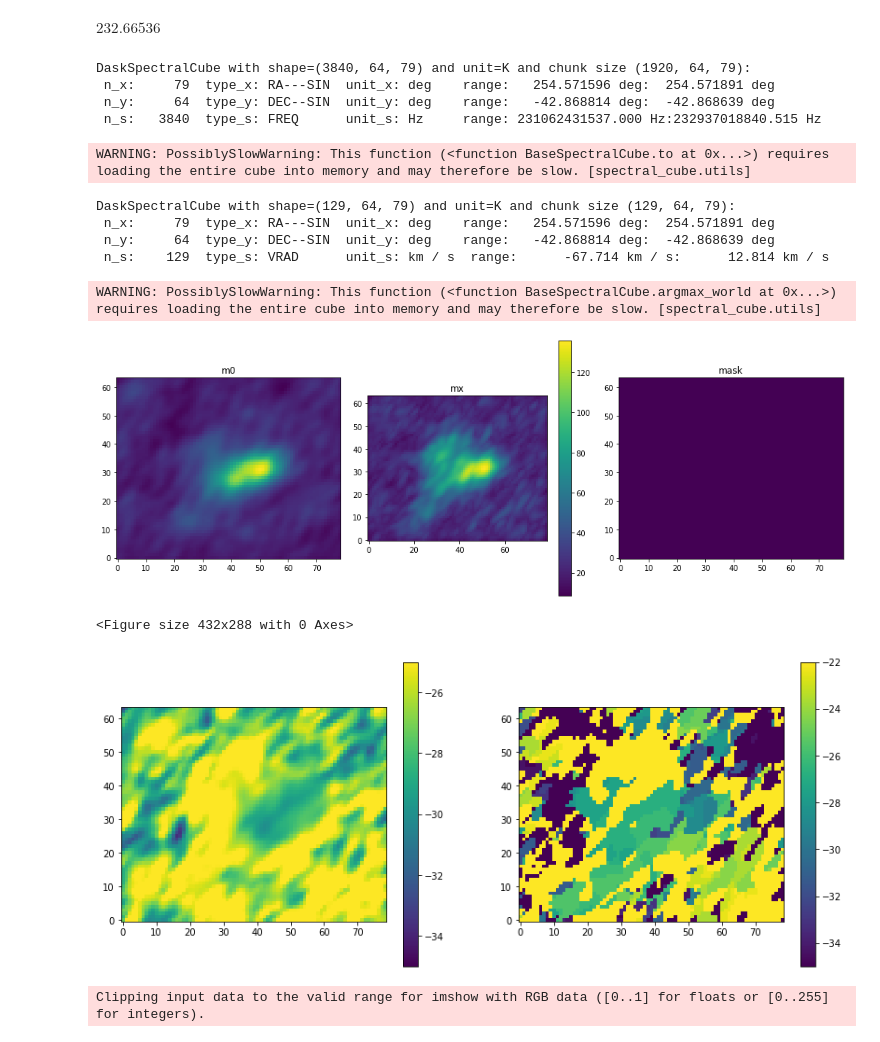
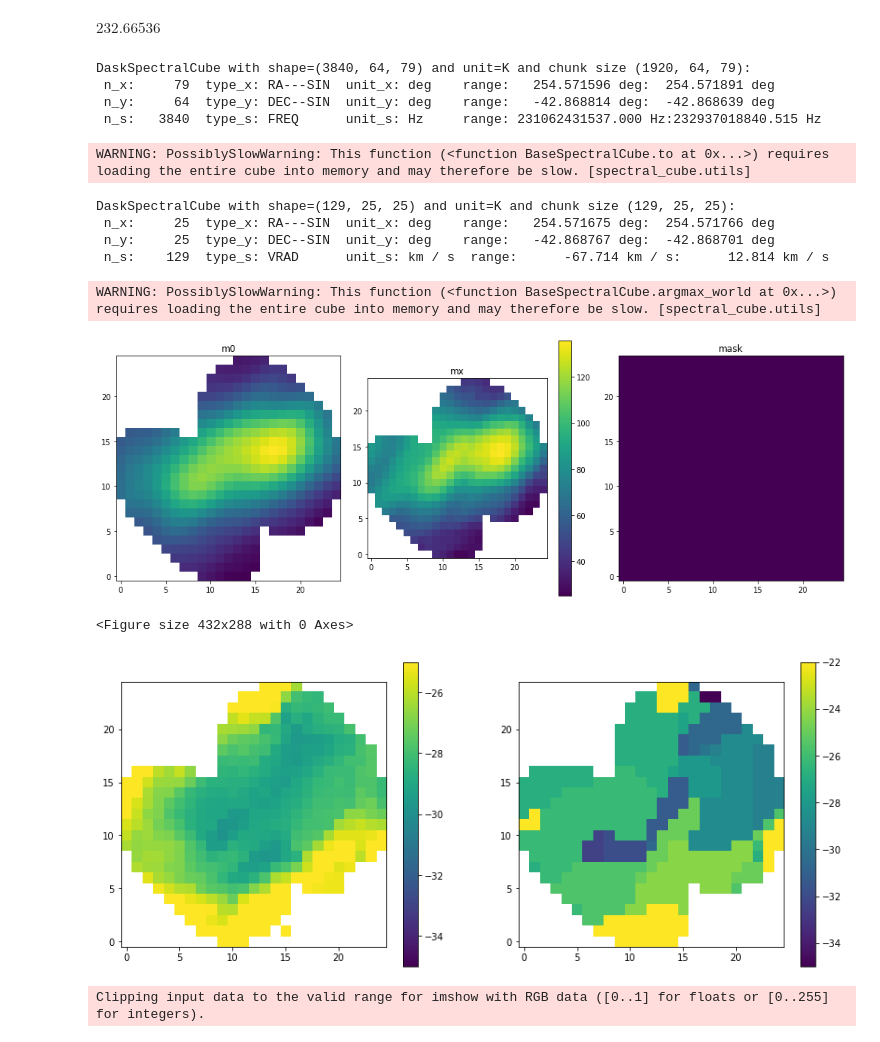
Before and after one commit to keflavich/saltmining, a Jupyter notebook: notebooks/SanhuezaI16547.ipynb, the cells around one changed output. Drawn from its saved outputs; the diff is of its cells as text; code cells hidden in the pictures.

```diff
--- a/notebooks/SanhuezaI16547.ipynb
+++ b/notebooks/SanhuezaI16547.ipynb
@@ -72,6 +73,8 @@ WARNING: Model is linear in parameters; consider using linear fitting methods. [
 import regions
 from astropy import units as u, coordinates
 reg = regions.Regions.read('cutout.reg')
+diskA = regions.Regions.read('../../YichenKei/I16547A.reg')
+diskB = regions.Regions.read('../../YichenKei/I16547B.reg')
 #reg2 = regions.Regions.read('cutout2.reg')
 #reg3 = regions.Regions.read('cutout3.reg')
 #regvsm = regions.Regions.read('verysmall.reg')
@@ -317,7 +347,7 @@ pl.rcParams['image.origin'] = 'lower'
 restval = 232.6867*u.GHz # 'H2Ov2=1_5(5,0)-6(4,3)':
 cube = [c for c in cubes if (c.spectral_extrema[0] < restval) & (c.spectral_extrema[1] > restval)][0]
 print(cube)
-watercube = scube = (cube.subcube_from_regions(reg)
+watercube = scube = (cube.subcube_from_regions([diskA[0] | diskB[0]])
          .with_spectral_unit(u.km/u.s,
                                                           velocity_convention='radio',
                                                           rest_value=restval)
@@ -337,41 +367,41 @@ mx.quicklook(use_aplpy=False)
 pl.title("mx")
 pl.colorbar()
 pl.subplot(1,3,3)
-msk = mx > 0.015*mx.unit
+msk = mx > 50*u.K
 #msk = scipy.ndimage.binary_erosion(msk, iterations=1)
 msk = scipy.ndimage.binary_dilation(msk, iterations=14)
 pl.imshow(msk, interpolation='none', origin='lower')
 pl.title('mask')
 pl.tight_layout()
 pl.figure()
 
 
-m1 = scube.with_mask(msk).with_mask(scube > 0.0001*jtok).moment1()
+m1 = scube.with_mask(msk).with_mask(scube > 30*u.K).moment1()
 pl.figure(figsize=(14,6))
 ax1 = pl.subplot(1,2,1)
 im = ax1.imshow(m1.value, vmin=-35, vmax=-25)
 pl.colorbar(mappable=im)
 mxv = scube.with_mask(msk).argmax_world(axis=0)
 pl.subplot(1,2,2)
 pl.imshow(mxv.value, vmin=-35, vmax=-22)
 pl.colorbar()
 
 
 vmap = m1.hdu
 # %% [output]
 DaskSpectralCube with shape=(3840, 64, 79) and unit=K and chunk size (1920, 64, 79):
  n_x:     79  type_x: RA---SIN  unit_x: deg    range:   254.571596 deg:  254.571891 deg
  n_y:     64  type_y: DEC--SIN  unit_y: deg    range:   -42.868814 deg:  -42.868639 deg
  n_s:   3840  type_s: FREQ      unit_s: Hz     range: 231062431537.000 Hz:232937018840.515 Hz
 WARNING: PossiblySlowWarning: This function (<function BaseSpectralCube.to at 0x...>) requires loading the entire cube into memory and may therefore be slow. [spectral_cube.utils]
-DaskSpectralCube with shape=(129, 64, 79) and unit=K and chunk size (129, 64, 79):
- n_x:     79  type_x: RA---SIN  unit_x: deg    range:   254.571596 deg:  254.571891 deg
- n_y:     64  type_y: DEC--SIN  unit_y: deg    range:   -42.868814 deg:  -42.868639 deg
+DaskSpectralCube with shape=(129, 25, 25) and unit=K and chunk size (129, 25, 25):
+ n_x:     25  type_x: RA---SIN  unit_x: deg    range:   254.571675 deg:  254.571766 deg
+ n_y:     25  type_y: DEC--SIN  unit_y: deg    range:   -42.868767 deg:  -42.868701 deg
  n_s:    129  type_s: VRAD      unit_s: km / s  range:      -67.714 km / s:      12.814 km / s
 WARNING: PossiblySlowWarning: This function (<function BaseSpectralCube.argmax_world at 0x...>) requires loading the entire cube into memory and may therefore be slow. [spectral_cube.utils]
-[figure, old version]
+[figure, new version]
 <Figure size 432x288 with 0 Axes>
-[figure, old version]
+[figure, new version]
 # %%
 wm0b = watercube.spectral_slab(-45*u.km/u.s, -35*u.km/u.s).moment0()
 wm0g = watercube.spectral_slab(-35*u.km/u.s, -25*u.km/u.s).moment0()
```
Also changed, not shown: parts of 16 cells of this notebook, 7 other files.
